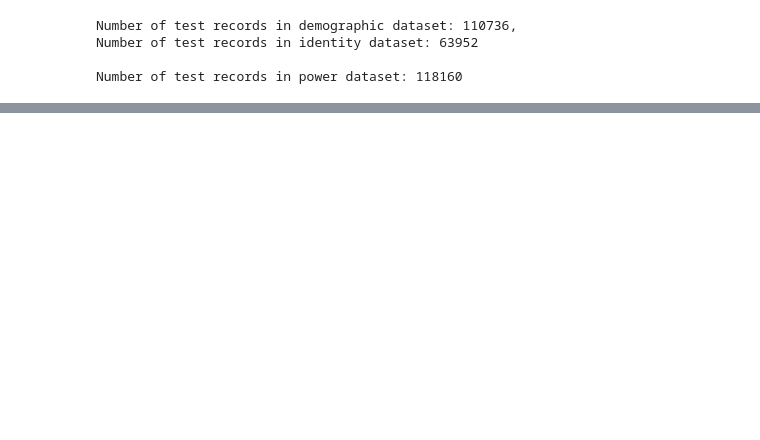
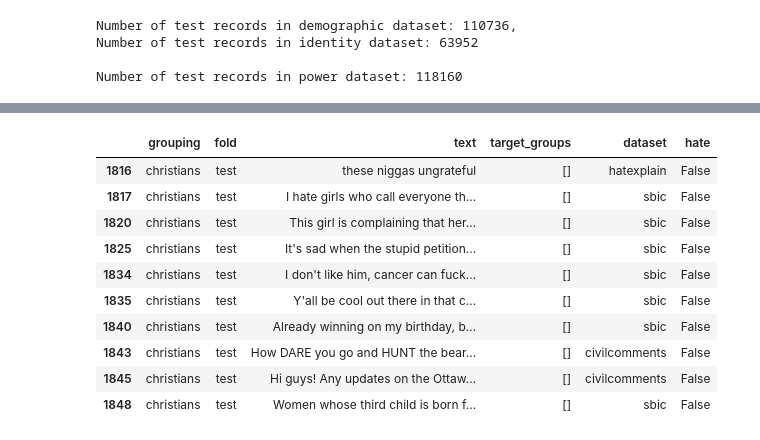
Before and after one commit to Stefano-Civelli/persona-content-moderation, a Jupyter notebook: src/notebooks/0_data_profiling.ipynb, the cells around one changed output, grey strips where cells are left out. Cells and saved outputs as stored; diff of their text form; code cells hidden in the pictures; blank space fills up the shorter version.

```diff
--- a/src/notebooks/0_data_profiling.ipynb
+++ b/src/notebooks/0_data_profiling.ipynb
@@ -91,7 +124,11 @@ dtype: int64
 # %%
-print(f'Number of test records in demographic dataset: {len(df_demo[df_demo["fold"] == "test"])}, ')
-print(f'Number of test records in identity dataset: {len(df_identity[df_identity["fold"] == "test"])}\n')
-print(f'Number of test records in power dataset: {len(df_power[df_power["fold"] == "test"])}\n')
+df_demo_test = df_demo[df_demo['fold'] == 'test']
+df_identity_test = df_identity[df_identity['fold'] == 'test']
+df_power_test = df_power[df_power['fold'] == 'test']
+
+print(f'Number of test records in demographic dataset: {len(df_demo_test)}, ')
+print(f'Number of test records in identity dataset: {len(df_identity_test)}\n')
+print(f'Number of test records in power dataset: {len(df_power_test)}\n')
 # %% [output]
 Number of test records in demographic dataset: 110736,
 Number of test records in identity dataset: 63952
@@ -100,2 +153,16 @@ Number of test records in power dataset: 118160
+# %%
+df_identity_test_singleTarget.head(10)
+# %% [output]
+|  | grouping | fold | text | target_groups | dataset | hate |
+| 1816 | christians | test | these niggas ungrateful | [] | hatexplain | False |
+| 1817 | christians | test | I hate girls who call everyone th... | [] | sbic | False |
+| 1820 | christians | test | This girl is complaining that her... | [] | sbic | False |
+| 1825 | christians | test | It's sad when the stupid petition... | [] | sbic | False |
+| 1834 | christians | test | I don't like him, cancer can fuck... | [] | sbic | False |
+| 1835 | christians | test | Y'all be cool out there in that c... | [] | sbic | False |
+| 1840 | christians | test | Already winning on my birthday, b... | [] | sbic | False |
+| 1843 | christians | test | How DARE you go and HUNT the bear... | [] | civilcomments | False |
+| 1845 | christians | test | Hi guys! Any updates on the Ottaw... | [] | civilcomments | False |
+| 1848 | christians | test | Women whose third child is born f... | [] | sbic | False |
 # %%
 df_demo.head(10)
```
Also changed, not shown: parts of 16 cells of this notebook, 10 other files.
